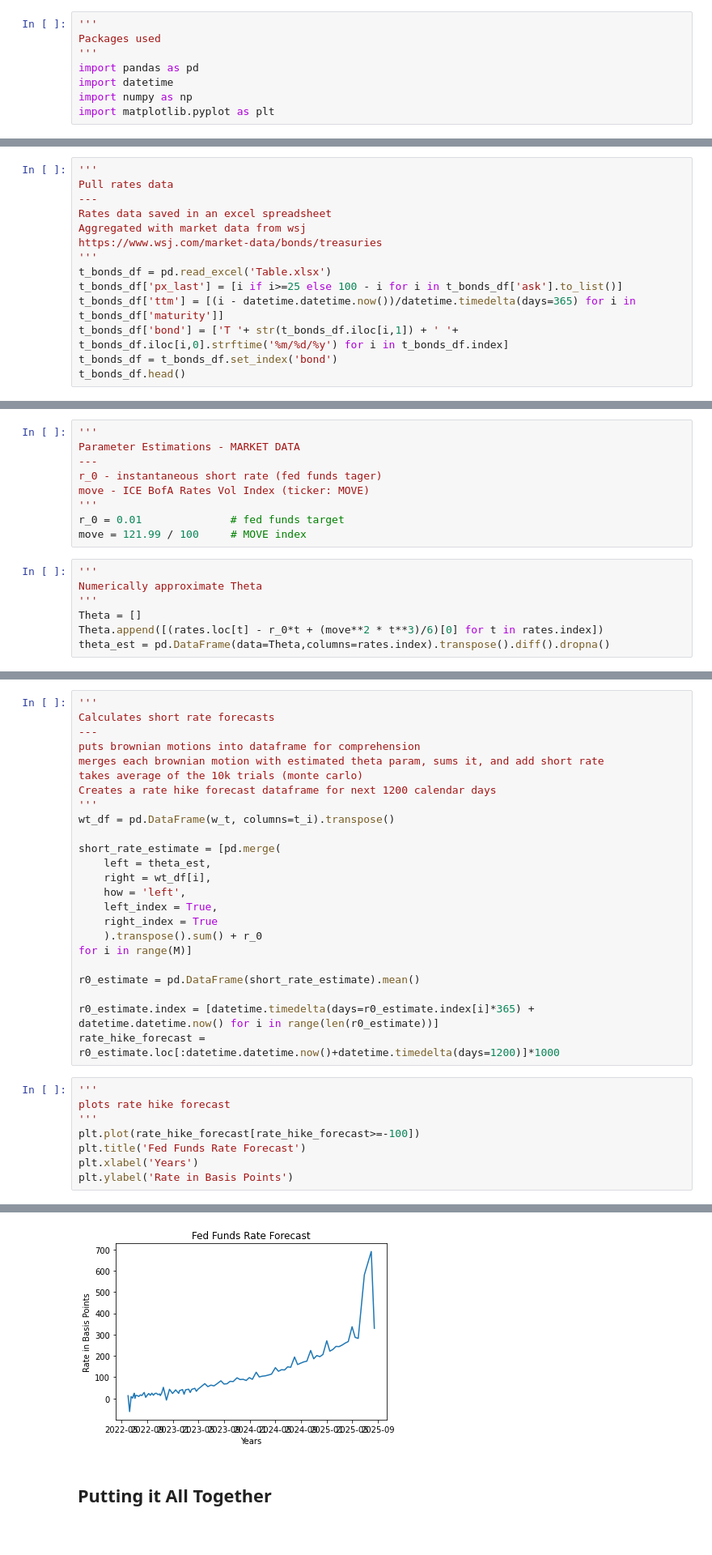
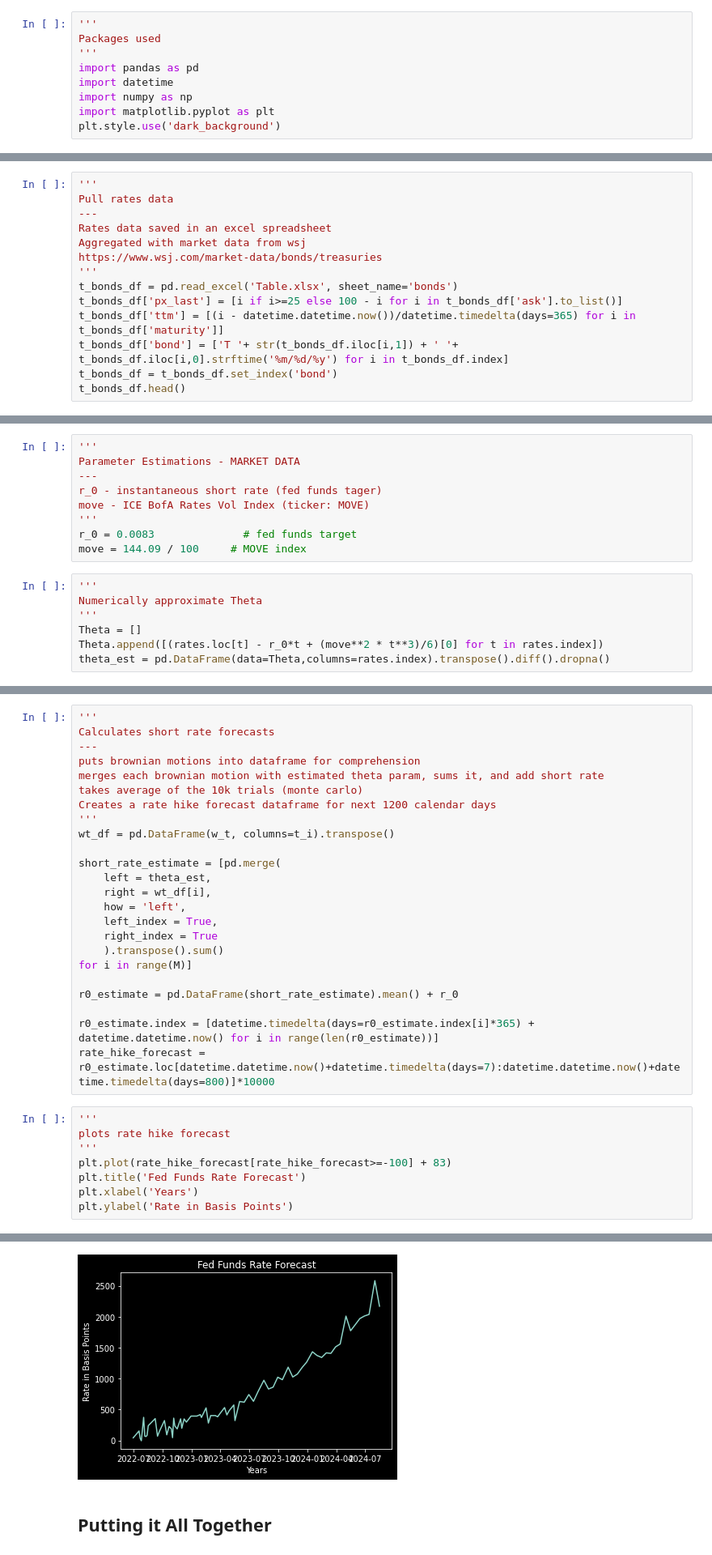
Before and after one commit to jdean53/GeneralWork, a Jupyter notebook: StoCal2/final_project.ipynb, the cells around one changed output, grey strips where cells are left out. Shown: that part at 81% size. Saved outputs shown, nothing was run; the diff lists cells and outputs as text.

```diff
--- a/StoCal2/final_project.ipynb
+++ b/StoCal2/final_project.ipynb
@@ -11,6 +11,7 @@ import pandas as pd
 import datetime
 import numpy as np
 import matplotlib.pyplot as plt
+plt.style.use('dark_background')
 # %% [markdown]
 ## Generate US Treasury Term Structure
 # %%
@@ -21,7 +22,7 @@ Rates data saved in an excel spreadsheet
 Aggregated with market data from wsj
 https://www.wsj.com/market-data/bonds/treasuries
 '''
-t_bonds_df = pd.read_excel('Table.xlsx')
+t_bonds_df = pd.read_excel('Table.xlsx', sheet_name='bonds')
 t_bonds_df['px_last'] = [i if i>=25 else 100 - i for i in t_bonds_df['ask'].to_list()]
 t_bonds_df['ttm'] = [(i - datetime.datetime.now())/datetime.timedelta(days=365) for i in t_bonds_df['maturity']]
 t_bonds_df['bond'] = ['T '+ str(t_bonds_df.iloc[i,1]) + ' '+ t_bonds_df.iloc[i,0].strftime('%m/%d/%y') for i in t_bonds_df.index]
@@ -178,8 +180,8 @@ Parameter Estimations - MARKET DATA
 r_0 - instantaneous short rate (fed funds tager)
 move - ICE BofA Rates Vol Index (ticker: MOVE)
 '''
-r_0 = 0.01              # fed funds target
-move = 121.99 / 100     # MOVE index
+r_0 = 0.0083              # fed funds target
+move = 144.09 / 100     # MOVE index
 # %%
 '''
 Numerically approximate Theta
@@ -204,24 +212,24 @@ short_rate_estimate = [pd.merge(
     how = 'left',
     left_index = True,
     right_index = True
-    ).transpose().sum() + r_0
+    ).transpose().sum()
 for i in range(M)]
 
-r0_estimate = pd.DataFrame(short_rate_estimate).mean()
+r0_estimate = pd.DataFrame(short_rate_estimate).mean() + r_0
 
 r0_estimate.index = [datetime.timedelta(days=r0_estimate.index[i]*365) + datetime.datetime.now() for i in range(len(r0_estimate))]
-rate_hike_forecast = r0_estimate.loc[:datetime.datetime.now()+datetime.timedelta(days=1200)]*1000
+rate_hike_forecast = r0_estimate.loc[datetime.datetime.now()+datetime.timedelta(days=7):datetime.datetime.now()+datetime.timedelta(days=800)]*10000
 # %%
 '''
 plots rate hike forecast
 '''
-plt.plot(rate_hike_forecast[rate_hike_forecast>=-100])
+plt.plot(rate_hike_forecast[rate_hike_forecast>=-100] + 83)
 plt.title('Fed Funds Rate Forecast')
 plt.xlabel('Years')
 plt.ylabel('Rate in Basis Points')
 # %% [output]
 Text(0, 0.5, 'Rate in Basis Points')
-[figure, old version]
+[figure, new version]
 # %% [markdown]
 ## Putting it All Together
 # %%
```
Also changed, not shown: parts of 7 cells of this notebook, 1 other file.
